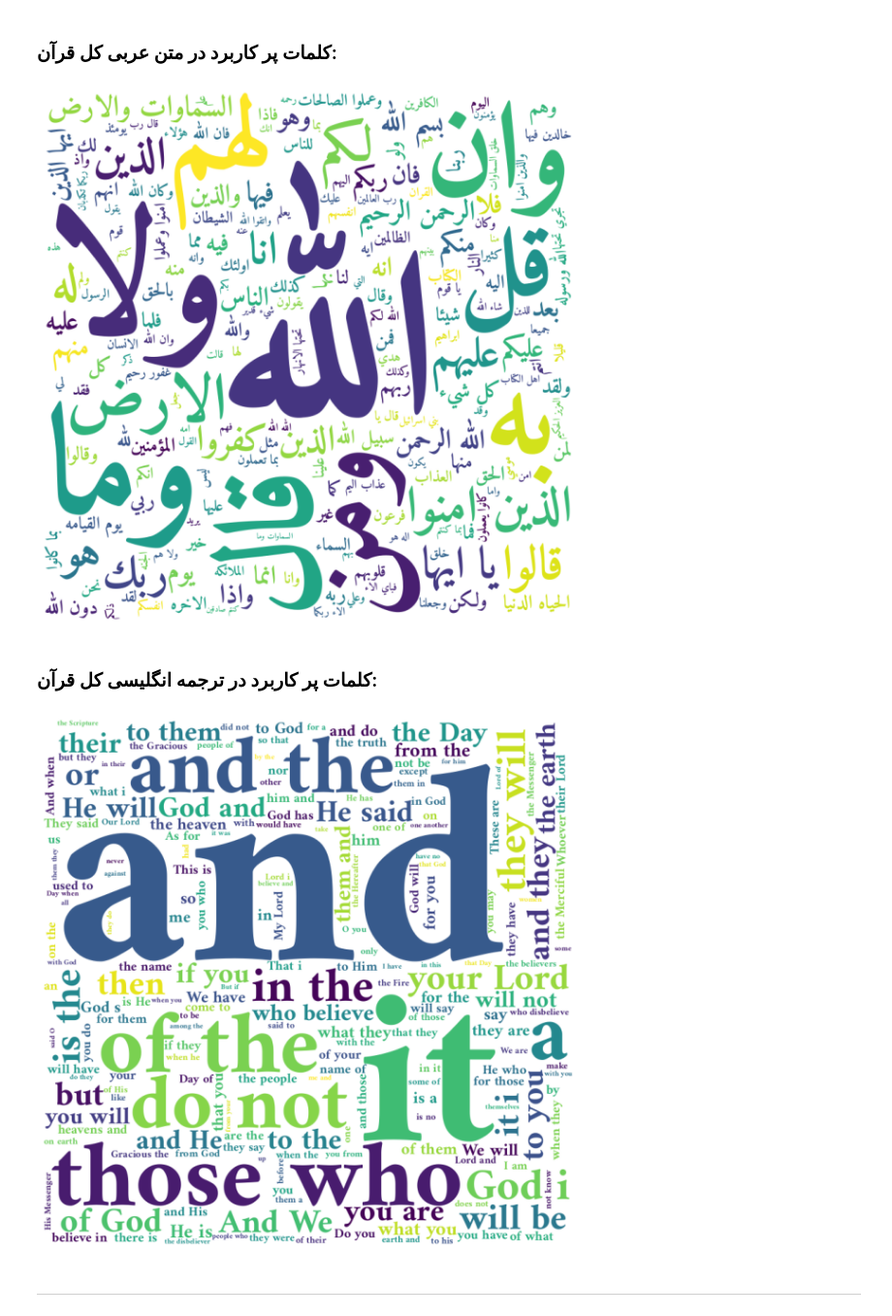
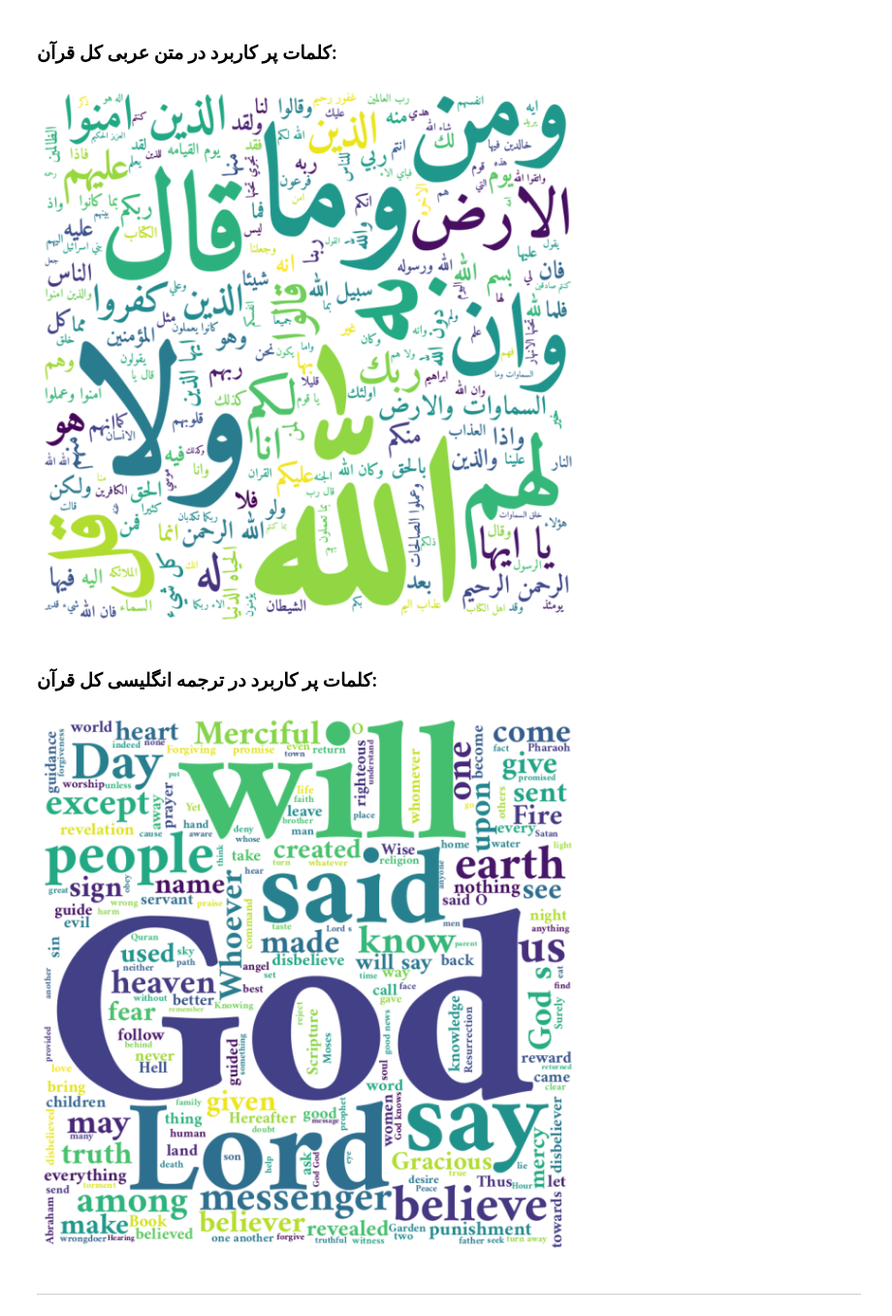
Before and after one commit to DanialErfanian/quran-nlp, a Jupyter notebook: EDA.ipynb, the cells around one changed output. Shown at 97% size. Cells and saved outputs as stored; diff of their text form; code cells hidden in the pictures.

Commit message:
Fix stopwords issue in wordclouds

```diff
--- a/EDA.ipynb
+++ b/EDA.ipynb
@@ -99,10 +97,10 @@ stopwords = [x.strip() for x in codecs.open(stopwords_path,'r','utf-8').readline
 stopwords = stopwords + [normalize_arabic(x.strip()) for x in codecs.open(stopwords_path,'r','utf-8').readlines()]
 normalized_arabic = ' '.join([word for word in normalize_arabic(arabic_texts).split() if word not in stopwords])
 # %%
-def create_word_cloud(text):
+def create_word_cloud(text, sw=None):
     wordcloud = WordCloud(width = 800, height = 800, font_path='./fonts/Amiri Bold.ttf',
                 background_color ='white',
-                stopwords = stopwords,
+                stopwords = sw or stopwords,
                 min_font_size = 10).generate(text)
     plt.figure(figsize = (8, 8), facecolor = None)
     plt.imshow(wordcloud)
@@ -116,15 +114,15 @@ def create_word_cloud(text):
 # %%
 create_word_cloud(normalized_arabic)
 # %% [output]
-[figure, old version]
+[figure, new version]
 # %% [markdown]
 <h3 dir="rtl">
     کلمات پر کاربرد در ترجمه انگلیسی کل قرآن:
 </h3>
 # %%
-create_word_cloud(english_texts)
+create_word_cloud(english_texts, set(STOPWORDS))
 # %% [output]
-[figure, old version]
+[figure, new version]
 # %% [markdown]
 <hr/>
 # %% [markdown]
```
Also changed, not shown: parts of 2 cells of this notebook.
